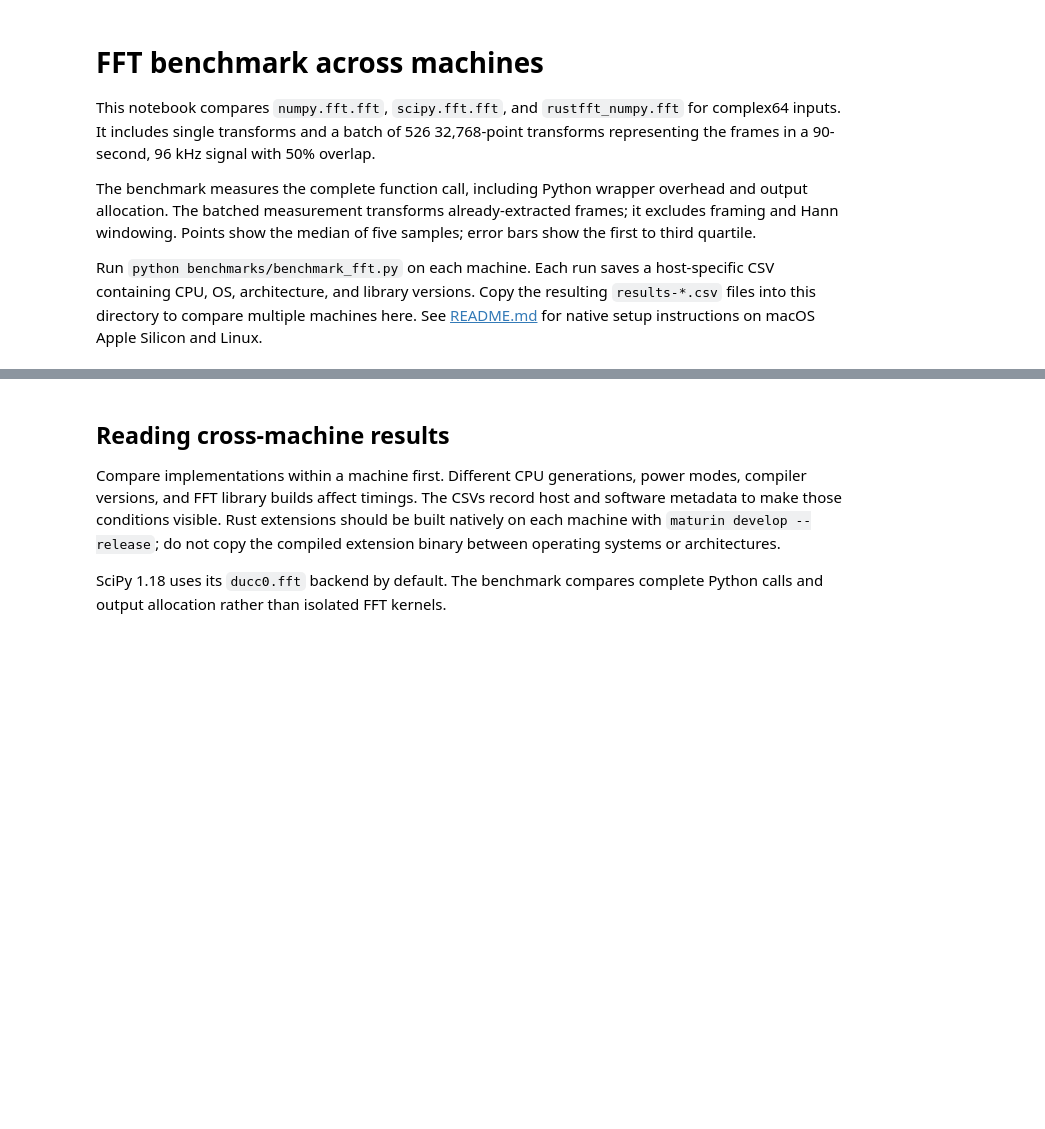
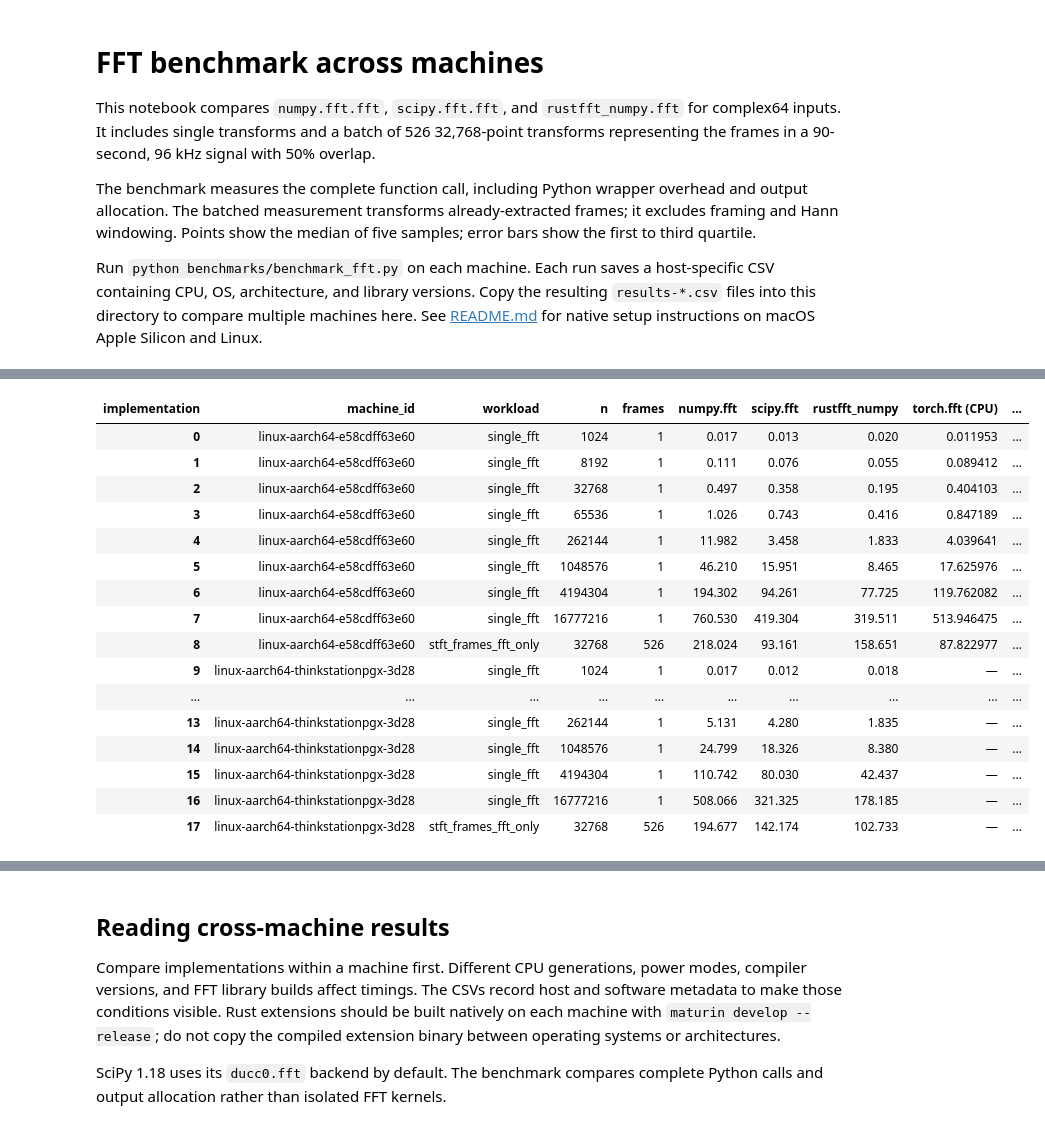
Before and after one commit to mocher72/rustfft_numpy, a Jupyter notebook: benchmarks/fft_benchmark.ipynb, the cells around one changed output, grey strips where cells are left out. Cells and saved outputs as stored; diff of their text form; code cells hidden in the pictures; blank space fills up the shorter version.

Commit message:
Clarify FFT backend benchmark comparisons

```diff
--- a/benchmarks/fft_benchmark.ipynb
+++ b/benchmarks/fft_benchmark.ipynb
@@ -105,0 +136,51 @@ linux-aarch64-thinkstationpgx-3d28
+# %%
+timing_columns = [
+    'numpy.fft',
+    'scipy.fft',
+    'rustfft_numpy',
+    'torch.fft (CPU)',
+    'VkFFT/CuPy (GPU resident)',
+    'cuFFT/CuPy (GPU resident)',
+    'torch.fft (CUDA/GPU resident)',
+]
+
+if not any(df.get('timing_scope', pd.Series(index=df.index, dtype=object)) == 'device_resident'):
+    print('No VkFFT GPU timing rows were loaded.')
+else:
+    comparison = (
+        df.pivot_table(
+            index=['machine_id', 'workload', 'n', 'frames'],
+            columns='implementation',
+            values='median_ms',
+            aggfunc='first',
+        )
+        .reindex(columns=timing_columns)
+        .reset_index()
+    )
+
+    cols = ['machine_id', 'workload', 'n', 'frames'] + timing_columns
+    table = comparison[cols].copy()
+
+    # Replace NaN with "—" without Pandas warning
+    for c in timing_columns:
+        table[c] = table[c].where(table[c].notna(), '—')
+
+    display(table.round(3))
+# %% [output]
+| implementation | machine_id | workload | n | frames | numpy.fft | scipy.fft | rustfft_numpy | torch.fft (CPU) | ... |
+| 0 | linux-aarch64-e58cdff63e60 | single_fft | 1024 | 1 | 0.017 | 0.013 | 0.020 | 0.011953 | ... |
+| 1 | linux-aarch64-e58cdff63e60 | single_fft | 8192 | 1 | 0.111 | 0.076 | 0.055 | 0.089412 | ... |
+| 2 | linux-aarch64-e58cdff63e60 | single_fft | 32768 | 1 | 0.497 | 0.358 | 0.195 | 0.404103 | ... |
+| 3 | linux-aarch64-e58cdff63e60 | single_fft | 65536 | 1 | 1.026 | 0.743 | 0.416 | 0.847189 | ... |
+| 4 | linux-aarch64-e58cdff63e60 | single_fft | 262144 | 1 | 11.982 | 3.458 | 1.833 | 4.039641 | ... |
+| 5 | linux-aarch64-e58cdff63e60 | single_fft | 1048576 | 1 | 46.210 | 15.951 | 8.465 | 17.625976 | ... |
+| 6 | linux-aarch64-e58cdff63e60 | single_fft | 4194304 | 1 | 194.302 | 94.261 | 77.725 | 119.762082 | ... |
+| 7 | linux-aarch64-e58cdff63e60 | single_fft | 16777216 | 1 | 760.530 | 419.304 | 319.511 | 513.946475 | ... |
+| 8 | linux-aarch64-e58cdff63e60 | stft_frames_fft_only | 32768 | 526 | 218.024 | 93.161 | 158.651 | 87.822977 | ... |
+| 9 | linux-aarch64-thinkstationpgx-3d28 | single_fft | 1024 | 1 | 0.017 | 0.012 | 0.018 | — | ... |
+| ... | ... | ... | ... | ... | ... | ... | ... | ... | ... |
+| 13 | linux-aarch64-thinkstationpgx-3d28 | single_fft | 262144 | 1 | 5.131 | 4.280 | 1.835 | — | ... |
+| 14 | linux-aarch64-thinkstationpgx-3d28 | single_fft | 1048576 | 1 | 24.799 | 18.326 | 8.380 | — | ... |
+| 15 | linux-aarch64-thinkstationpgx-3d28 | single_fft | 4194304 | 1 | 110.742 | 80.030 | 42.437 | — | ... |
+| 16 | linux-aarch64-thinkstationpgx-3d28 | single_fft | 16777216 | 1 | 508.066 | 321.325 | 178.185 | — | ... |
+| 17 | linux-aarch64-thinkstationpgx-3d28 | stft_frames_fft_only | 32768 | 526 | 194.677 | 142.174 | 102.733 | — | ... |
```
Also changed, not shown: parts of 8 cells of this notebook, 7 other files.
